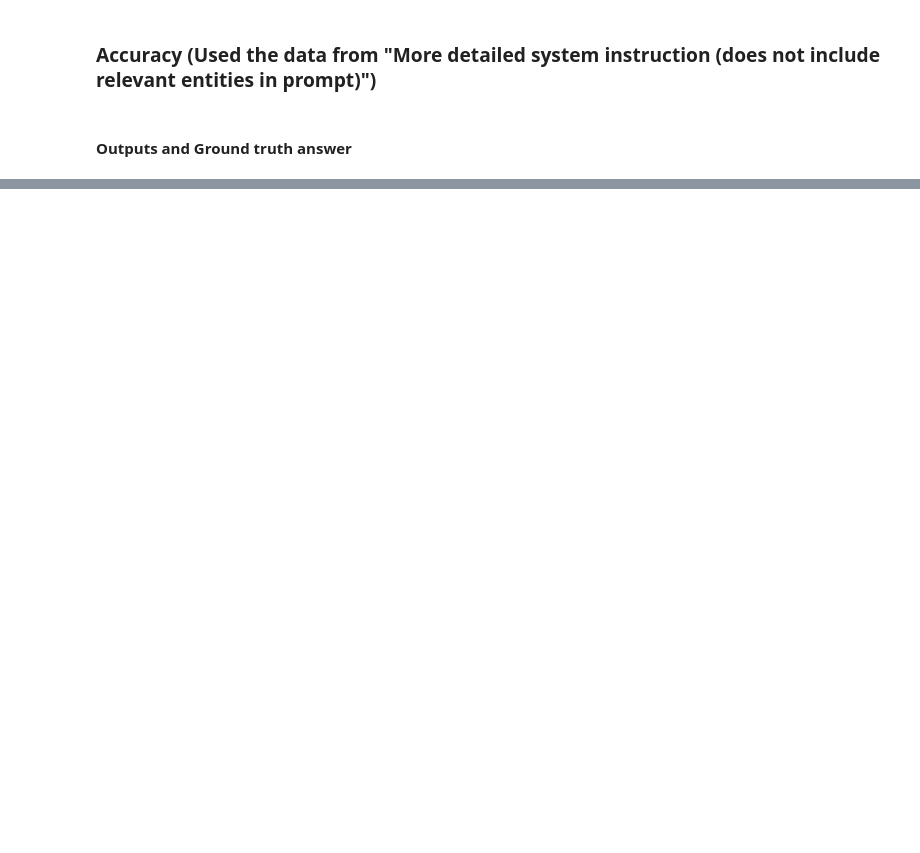
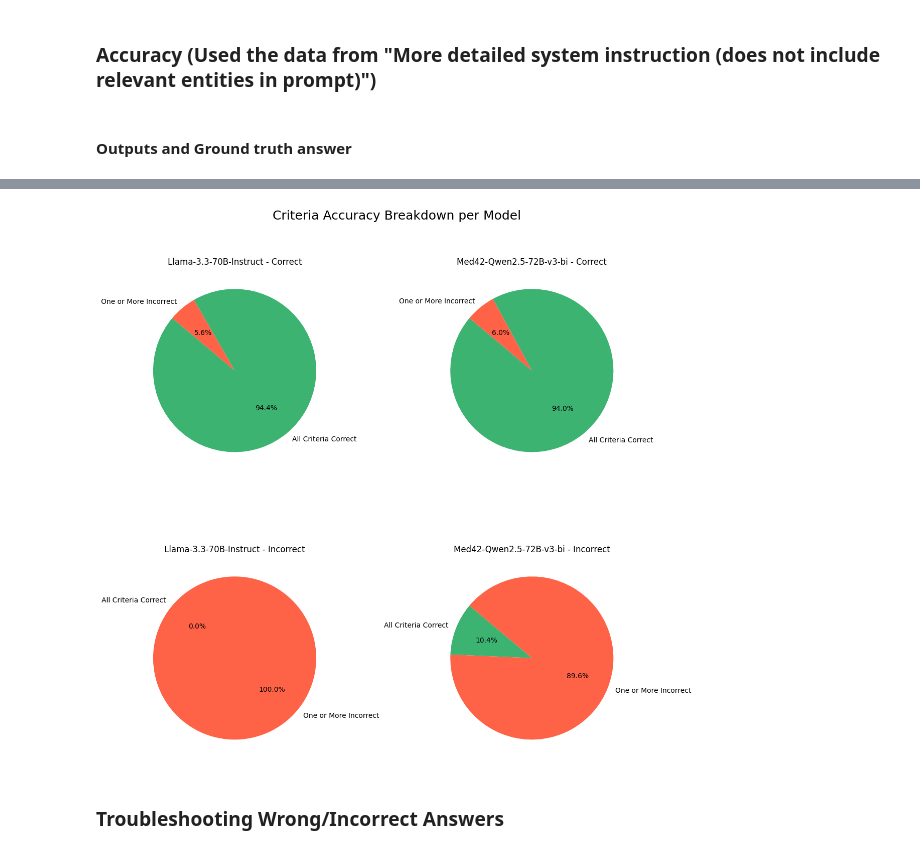
Before and after one commit to mohamed02-code/AI_agent, a Jupyter notebook: notebooks/1.0-PERC-Agent-testing.ipynb, the cells around one changed output, grey strips where cells are left out. Saved outputs shown, nothing was run; the diff lists cells and outputs as text; code cells hidden in the pictures; blank space fills up the shorter version.

```diff
--- a/notebooks/1.0-PERC-Agent-testing.ipynb
+++ b/notebooks/1.0-PERC-Agent-testing.ipynb
@@ -291,0 +146,6 @@ plot_criteria_accuracy_pie(parsed_json, perc_df)
+# %%
+plot_criteria_accuracy_pie(results_df)
+# %% [output]
+[figure, added]
+# %% [markdown]
+### Troubleshooting Wrong/Incorrect Answers
```
Also changed, not shown: parts of 23 cells of this notebook, 1 other file.
